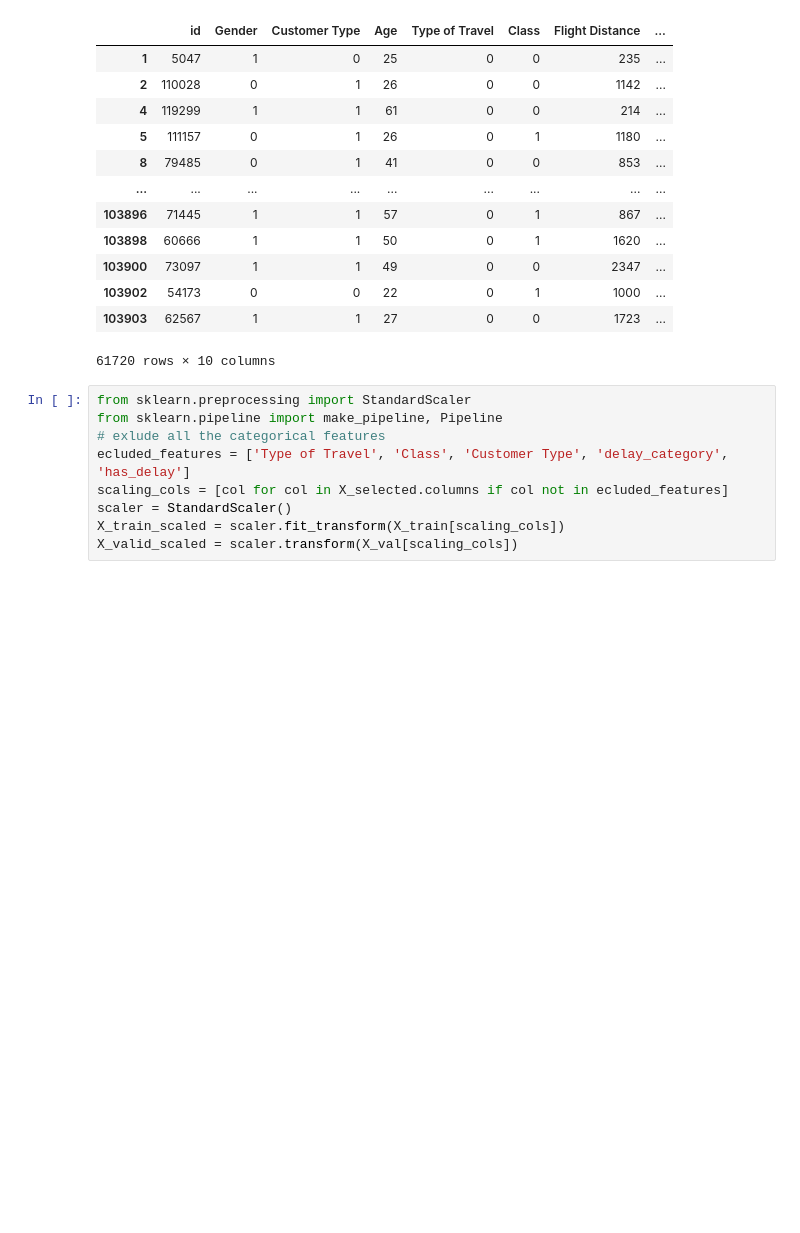
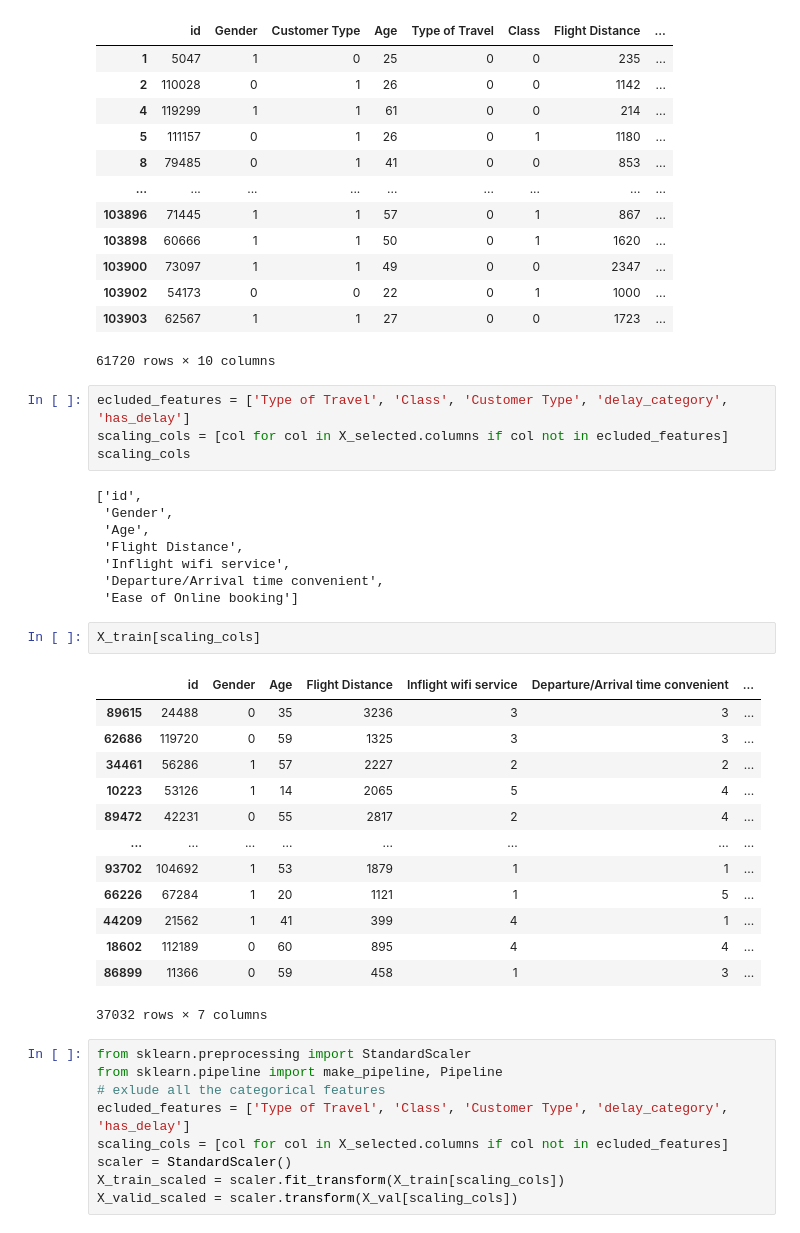
Before and after one commit to thobs-10/ml-zoomcamp-capstone, a Jupyter notebook: notebooks/eda.ipynb, the cells around one changed output. Drawn from its saved outputs; the diff is of its cells as text; blank space fills up the shorter version.

```diff
--- a/notebooks/eda.ipynb
+++ b/notebooks/eda.ipynb
@@ -457,6 +548,34 @@ X_selected
 | 103902 | 54173 | 0 | 0 | 22 | 0 | 1 | 1000 | ... |
 | 103903 | 62567 | 1 | 1 | 27 | 0 | 0 | 1723 | ... |
 61720 rows × 10 columns
+# %%
+ecluded_features = ['Type of Travel', 'Class', 'Customer Type', 'delay_category', 'has_delay']
+scaling_cols = [col for col in X_selected.columns if col not in ecluded_features]
+scaling_cols
+# %% [output]
+['id',
+ 'Gender',
+ 'Age',
+ 'Flight Distance',
+ 'Inflight wifi service',
+ 'Departure/Arrival time convenient',
+ 'Ease of Online booking']
+# %%
+X_train[scaling_cols]
+# %% [output]
+|  | id | Gender | Age | Flight Distance | Inflight wifi service | Departure/Arrival time convenient | ... |
+| 89615 | 24488 | 0 | 35 | 3236 | 3 | 3 | ... |
+| 62686 | 119720 | 0 | 59 | 1325 | 3 | 3 | ... |
+| 34461 | 56286 | 1 | 57 | 2227 | 2 | 2 | ... |
+| 10223 | 53126 | 1 | 14 | 2065 | 5 | 4 | ... |
+| 89472 | 42231 | 0 | 55 | 2817 | 2 | 4 | ... |
+| ... | ... | ... | ... | ... | ... | ... | ... |
+| 93702 | 104692 | 1 | 53 | 1879 | 1 | 1 | ... |
+| 66226 | 67284 | 1 | 20 | 1121 | 1 | 5 | ... |
+| 44209 | 21562 | 1 | 41 | 399 | 4 | 1 | ... |
+| 18602 | 112189 | 0 | 60 | 895 | 4 | 4 | ... |
+| 86899 | 11366 | 0 | 59 | 458 | 1 | 3 | ... |
+37032 rows × 7 columns
 # %%
 from sklearn.preprocessing import StandardScaler
 from sklearn.pipeline import make_pipeline, Pipeline
```
Also changed, not shown: parts of 14 cells of this notebook.
